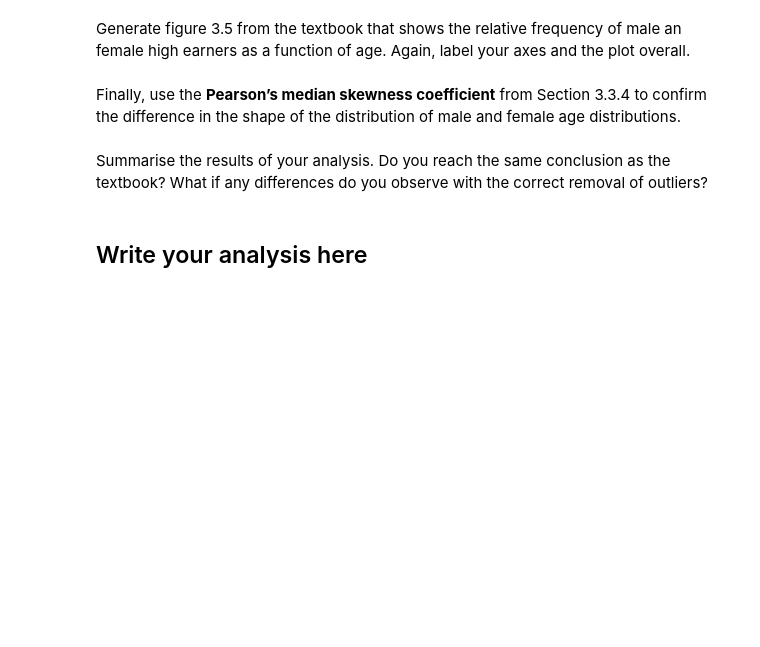
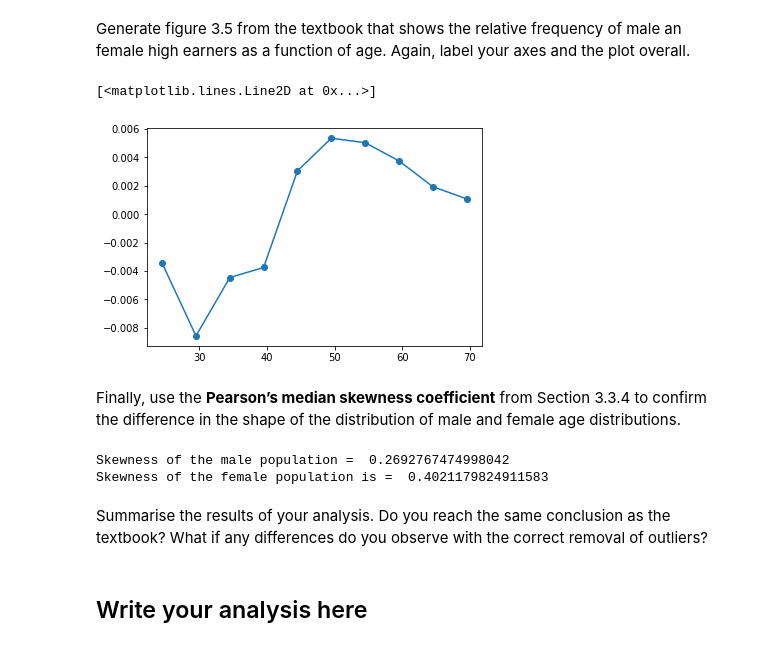
Before and after one commit to N-2-O/COMP2200-practical-workshops-N-2-O, a Jupyter notebook: Workshop Week 3.ipynb, the cells around one changed output. Saved outputs shown, nothing was run; the diff lists cells and outputs as text; code cells hidden in the pictures; blank space fills up the shorter version.

```diff
--- a/Workshop Week 3.ipynb
+++ b/Workshop Week 3.ipynb
@@ -158,0 +228,26 @@ Given this filtered dataset, repeat the analysis in the remainder of section 3.3
+# %%
+males_clean = adult_clean[adult_clean.sex == "Male"]
+males_high_clean = males_clean[males_clean.income == '>50K']
+females_clean = adult_clean[adult_clean.sex == 'Female']
+females_high_clean = females_clean[females_clean.income == '>50K']
+print("Number of males: ", len(males_clean))
+print("Mean age of males: ", males_clean.age.mean())
+print("Median age of males: ", males_clean.age.median())
+print("Standard deviation age of males: ", males_clean.age.std())
+print()
+print("Number of high income males: ", len(males_high_clean))
+print("Mean age of high income males: ", males_high_clean.age.mean())
+print("Median age of high income males: ", males_high_clean.age.median())
+print("Standard deviation age of high income males: ", males_high_clean.age.std())
+print()
+print("Number of females: ", len(females_clean))
+print("Mean age of females: ", females_clean.age.mean())
+print("Median age of females: ", females_clean.age.median())
+print("Standard deviation age of females: ", females_clean.age.std())
+print()
+print("Number of high income females: ", len(males_high_clean))
+print("Mean age of high income females: ", females_high_clean.age.mean())
+print("Median age of high income females: ", females_high_clean.age.median())
+print("Standard deviation age of high income males: ", females_high_clean.age.std())
+
+# your code here
@@ -163,2 +276,11 @@ Generate figure 3.5 from the textbook that shows the relative frequency of male
+# %%
+countx, divisionx = np.histogram(males_high_clean.age, density = True)
+county, divisiony = np.histogram(females_high_clean.age, density = True)
+val = [(divisionx[i] + divisionx[i+1])/2 for i in range (len(divisionx) - 1)]
+plt.plot(val, countx - county, 'o-')
+# your code here
+# %% [output]
+[<matplotlib.lines.Line2D at 0x...>]
+[figure, added]
 # %% [markdown]
 Finally, use the **Pearson’s median skewness coefficient** from Section 3.3.4 to confirm the difference in the shape of the distribution of male and female age distributions.
@@ -167,3 +287,19 @@ Finally, use the **Pearson’s median skewness coefficient** from Section 3.3.4
+# %%
+def skewness(x):
+
+    res = 0
+    m = x.mean()
+    s = x.std()
+    for i in x:
+        res += (i-m) * (i-m) * (i-m)
+    res /= ( len(x) * s * s * s)
+    return res
+print("Skewness of the male population = ", skewness(males_high_clean.age))
+print("Skewness of the female population is = ", skewness(females_high_clean.age))
+# your code here
+# %% [output]
+Skewness of the male population =  0.2692767474998042
+Skewness of the female population is =  0.4021179824911583
 # %% [markdown]
 Summarise the results of your analysis. Do you reach the same conclusion as the textbook? What if any differences do you observe with the correct removal of outliers?
 # %% [markdown]
```
Also changed, not shown: parts of 14 cells of this notebook.
